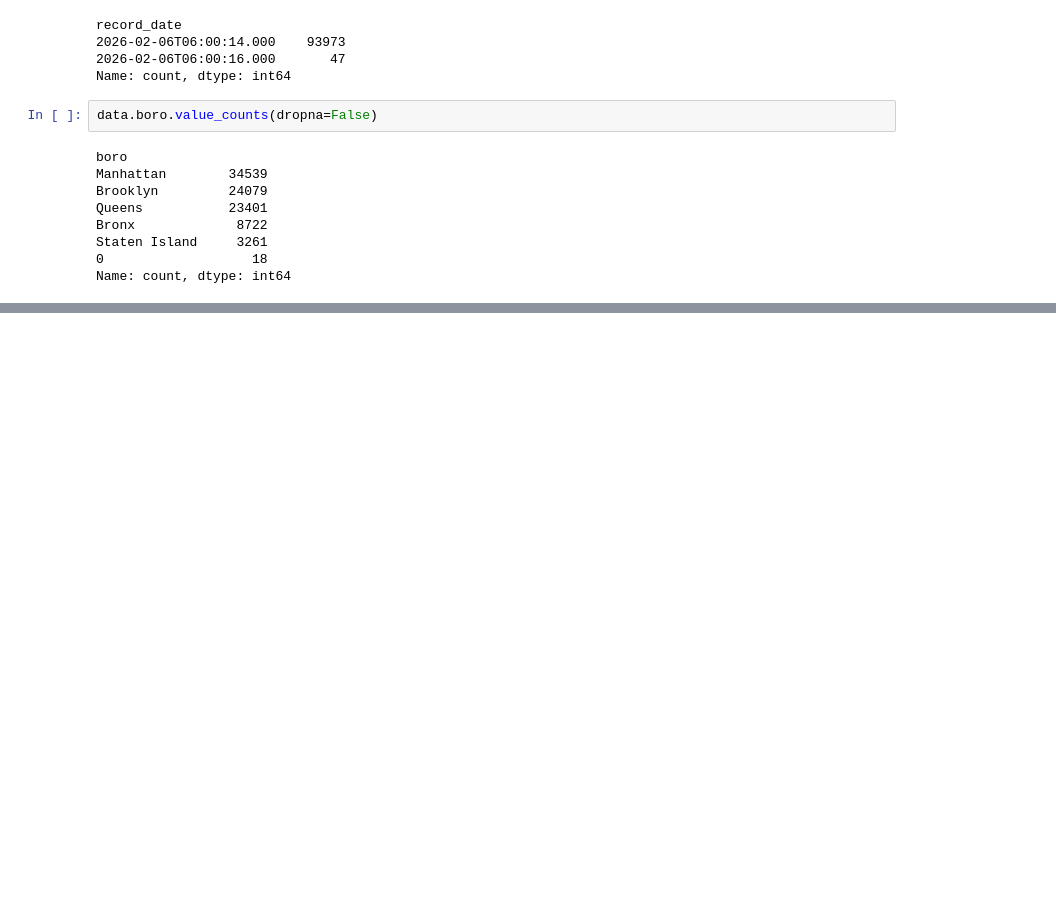
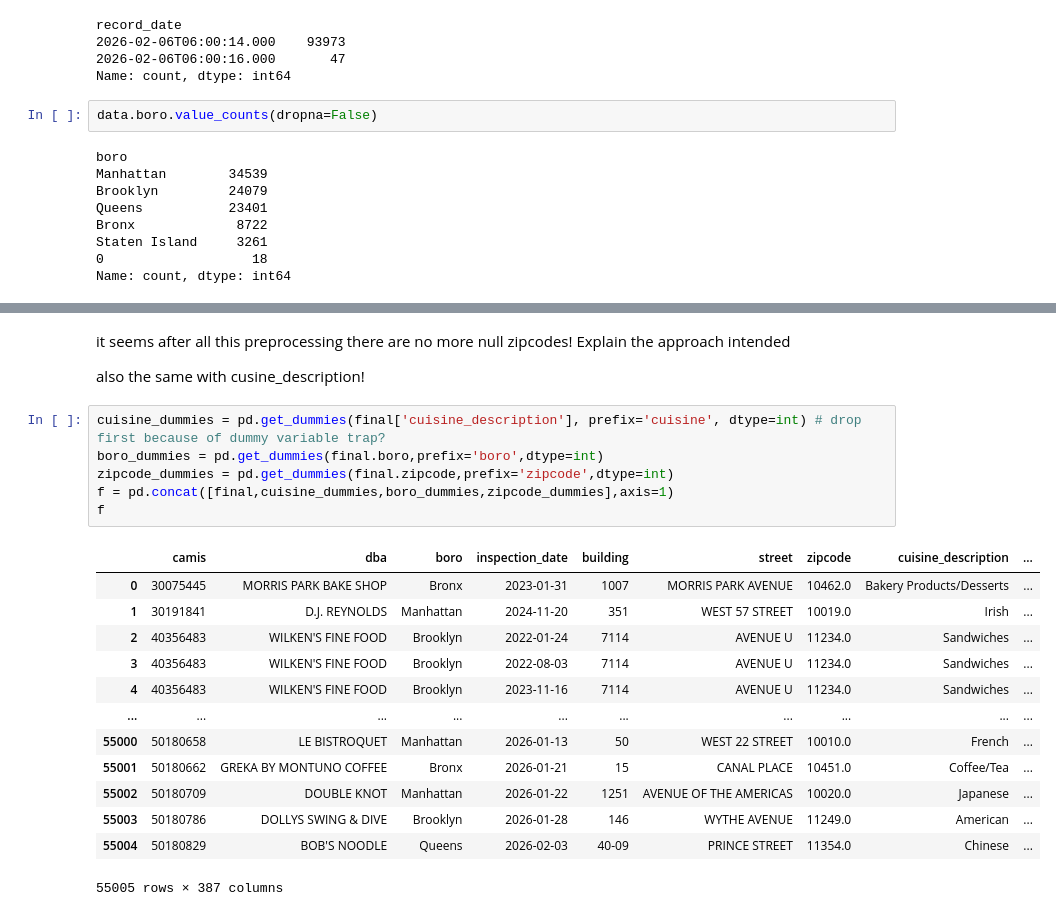
Before and after one commit to ruifurtado/nyc-restaurant-Inspection, a Jupyter notebook: nyc-inspection.ipynb, the cells around one changed output, grey strips where cells are left out. Saved outputs shown, nothing was run; the diff lists cells and outputs as text; blank space fills up the shorter version.

```diff
--- a/nyc-inspection.ipynb
+++ b/nyc-inspection.ipynb
@@ -358,0 +359,24 @@ Extracted Zipcode: 11219
+# %% [markdown]
+it seems after all this preprocessing there are no more null zipcodes! Explain the approach intended
+
+also the same with cusine_description!
+# %%
+cuisine_dummies = pd.get_dummies(final['cuisine_description'], prefix='cuisine', dtype=int) # drop first because of dummy variable trap?
+boro_dummies = pd.get_dummies(final.boro,prefix='boro',dtype=int)
+zipcode_dummies = pd.get_dummies(final.zipcode,prefix='zipcode',dtype=int)
+f = pd.concat([final,cuisine_dummies,boro_dummies,zipcode_dummies],axis=1)
+f
+# %% [output]
+|  | camis | dba | boro | inspection_date | building | street | zipcode | cuisine_description | ... |
+| 0 | 30075445 | MORRIS PARK BAKE SHOP | Bronx | 2023-01-31 | 1007 | MORRIS PARK AVENUE | 10462.0 | Bakery Products/Desserts | ... |
+| 1 | 30191841 | D.J. REYNOLDS | Manhattan | 2024-11-20 | 351 | WEST 57 STREET | 10019.0 | Irish | ... |
+| 2 | 40356483 | WILKEN'S FINE FOOD | Brooklyn | 2022-01-24 | 7114 | AVENUE U | 11234.0 | Sandwiches | ... |
+| 3 | 40356483 | WILKEN'S FINE FOOD | Brooklyn | 2022-08-03 | 7114 | AVENUE U | 11234.0 | Sandwiches | ... |
+| 4 | 40356483 | WILKEN'S FINE FOOD | Brooklyn | 2023-11-16 | 7114 | AVENUE U | 11234.0 | Sandwiches | ... |
+| ... | ... | ... | ... | ... | ... | ... | ... | ... | ... |
+| 55000 | 50180658 | LE BISTROQUET | Manhattan | 2026-01-13 | 50 | WEST 22 STREET | 10010.0 | French | ... |
+| 55001 | 50180662 | GREKA BY MONTUNO COFFEE | Bronx | 2026-01-21 | 15 | CANAL PLACE | 10451.0 | Coffee/Tea | ... |
+| 55002 | 50180709 | DOUBLE KNOT | Manhattan | 2026-01-22 | 1251 | AVENUE OF THE AMERICAS | 10020.0 | Japanese | ... |
+| 55003 | 50180786 | DOLLYS SWING & DIVE | Brooklyn | 2026-01-28 | 146 | WYTHE AVENUE | 11249.0 | American | ... |
+| 55004 | 50180829 | BOB'S NOODLE | Queens | 2026-02-03 | 40-09 | PRINCE STREET | 11354.0 | Chinese | ... |
+55005 rows × 387 columns
```
Also changed, not shown: parts of 15 cells of this notebook, 2 other files.
